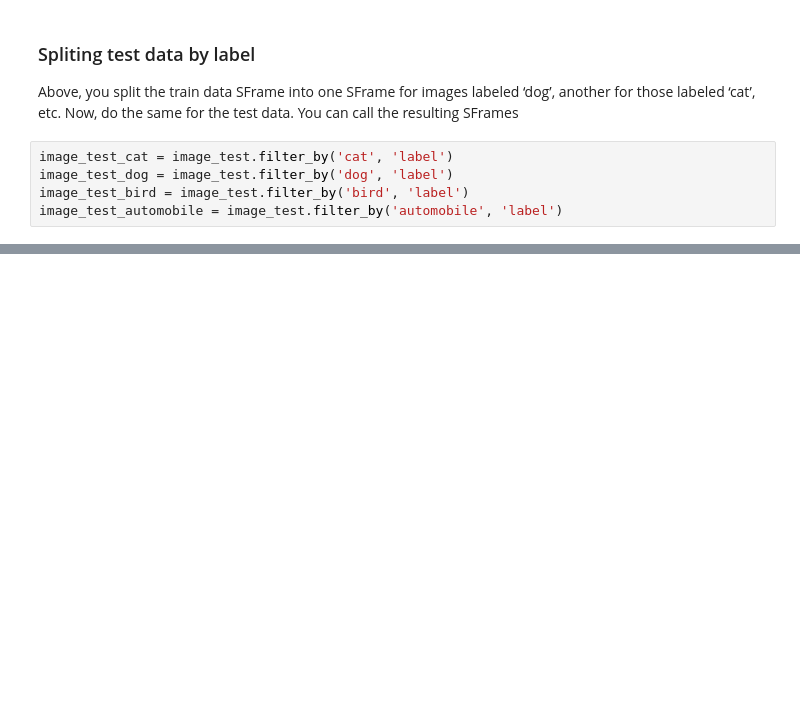
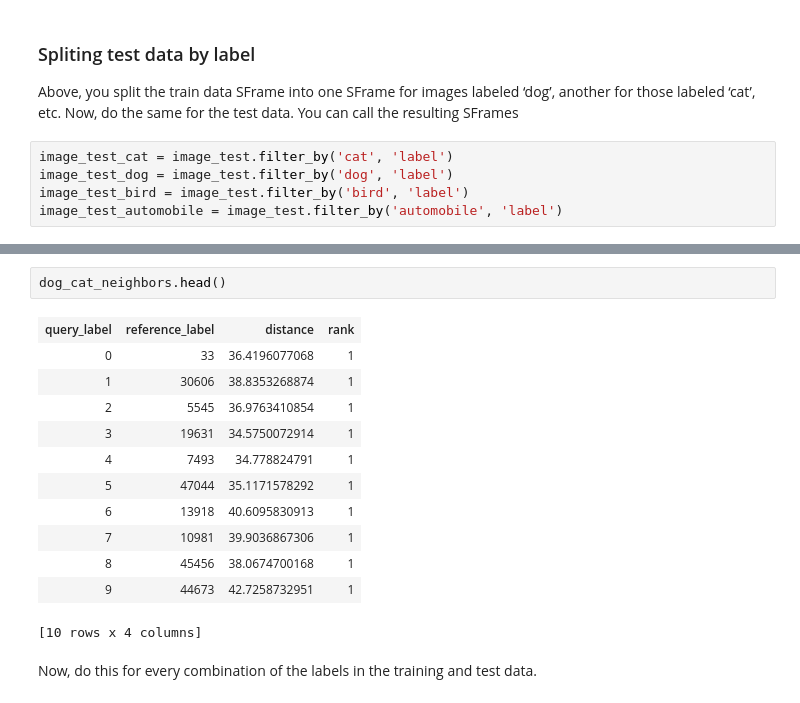
Before and after one commit to gdwangh/Build-Intelligent-Applications, a Jupyter notebook: course1/week6 Deep Learning Searching for Images/Deep features for image retrieval assignments.ipynb, the cells around one changed output, grey strips where cells are left out. Cells and saved outputs as stored; diff of their text form; blank space fills up the shorter version.

```diff
--- a/course1/week6 Deep Learning Searching for Images/Deep features for image retrieval assignments.ipynb
+++ b/course1/week6 Deep Learning Searching for Images/Deep features for image retrieval assignments.ipynb
@@ -166,0 +185,17 @@ Thus far, we have queried, e.g.,
+# %%
+dog_cat_neighbors.head()
+# %% [output]
+| query_label | reference_label | distance | rank |
+| 0 | 33 | 36.4196077068 | 1 |
+| 1 | 30606 | 38.8353268874 | 1 |
+| 2 | 5545 | 36.9763410854 | 1 |
+| 3 | 19631 | 34.5750072914 | 1 |
+| 4 | 7493 | 34.778824791 | 1 |
+| 5 | 47044 | 35.1171578292 | 1 |
+| 6 | 13918 | 40.6095830913 | 1 |
+| 7 | 10981 | 39.9036867306 | 1 |
+| 8 | 45456 | 38.0674700168 | 1 |
+| 9 | 44673 | 42.7258732951 | 1 |
+[10 rows x 4 columns]
+# %% [markdown]
+Now, do this for every combination of the labels in the training and test data.
```
Also changed, not shown: parts of 21 cells of this notebook, 1 other file.
